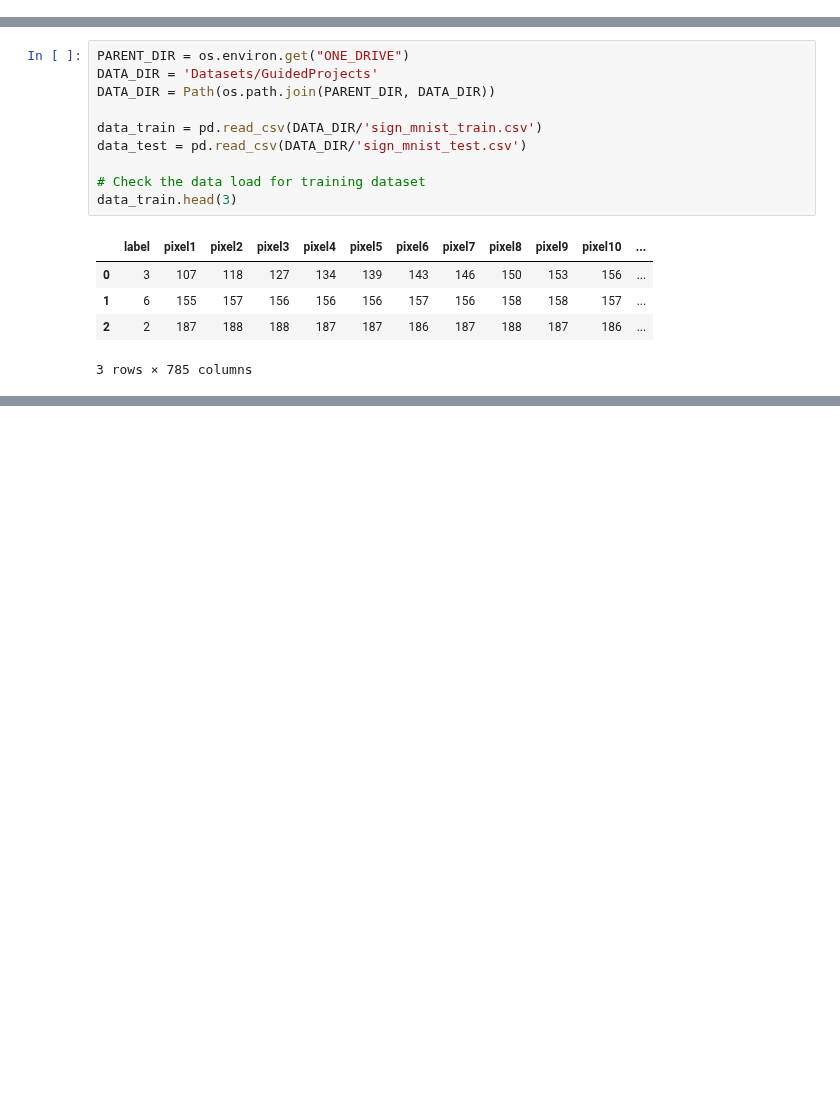
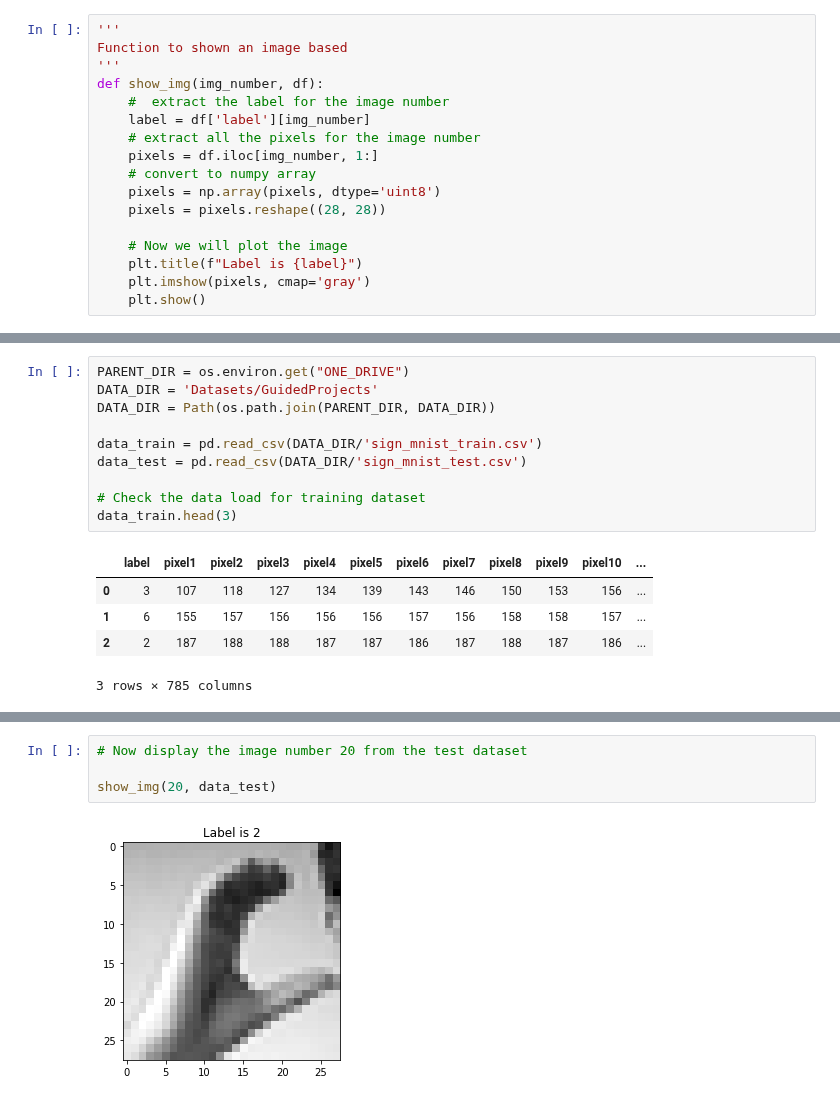
Before and after one commit to suvofalcon/Py-SpringboardAIML, a Jupyter notebook: _15_Tensorflow_GuidedProjects/_03_HandGestureRecognition.ipynb, the cells around one changed output, grey strips where cells are left out. Drawn from its saved outputs; the diff is of its cells as text; blank space fills up the shorter version.

```diff
--- a/_15_Tensorflow_GuidedProjects/_03_HandGestureRecognition.ipynb
+++ b/_15_Tensorflow_GuidedProjects/_03_HandGestureRecognition.ipynb
@@ -33,3 +36,20 @@ Libraries Imported!!
+# %%
+'''
+Function to shown an image based
+'''
+def show_img(img_number, df):
+    #  extract the label for the image number
+    label = df['label'][img_number]
+    # extract all the pixels for the image number
+    pixels = df.iloc[img_number, 1:]
+    # convert to numpy array
+    pixels = np.array(pixels, dtype='uint8')
+    pixels = pixels.reshape((28, 28))
+
+    # Now we will plot the image
+    plt.title(f"Label is {label}")
+    plt.imshow(pixels, cmap='gray')
+    plt.show()
 # %% [markdown]
 ## Load the data
 # %%
@@ -50,0 +81,6 @@ data_train.head(3)
+# %%
+# Now display the image number 20 from the test dataset
+
+show_img(20, data_test)
+# %% [output]
+[figure, added]
```
Also changed, not shown: parts of 4 cells of this notebook.
